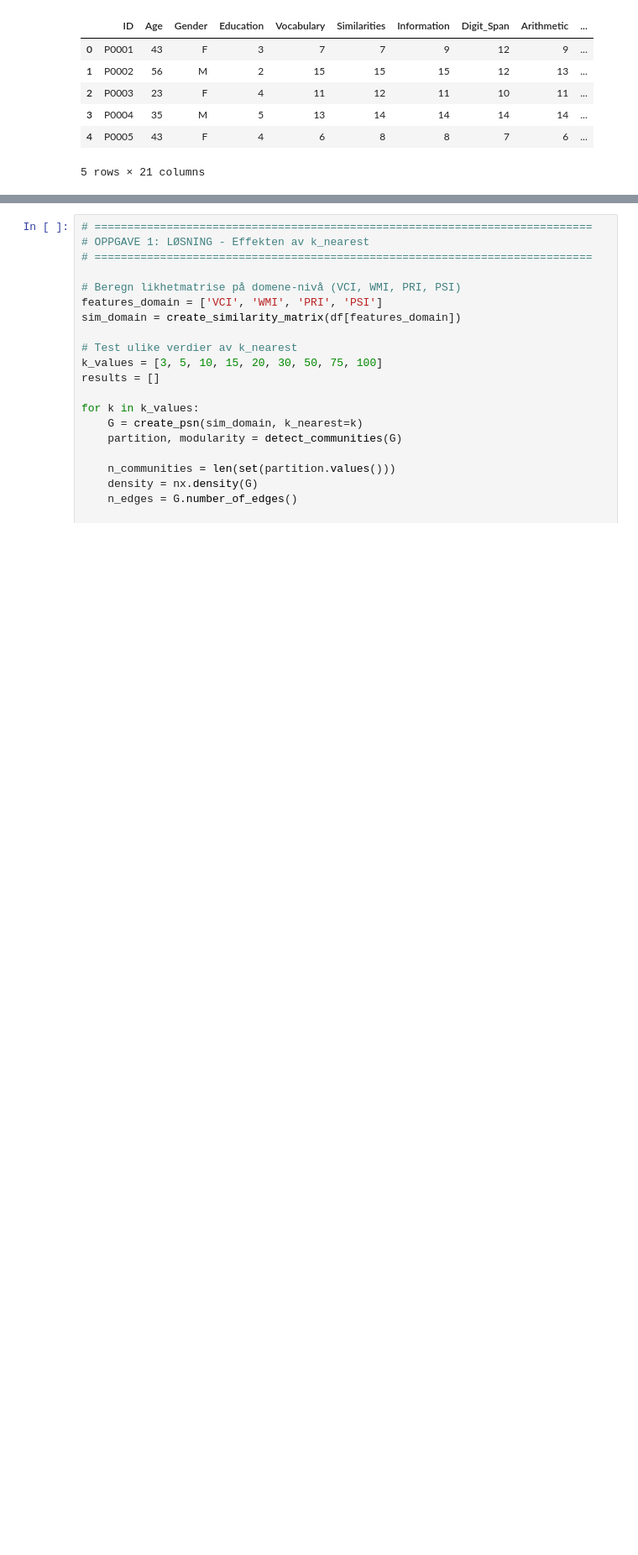
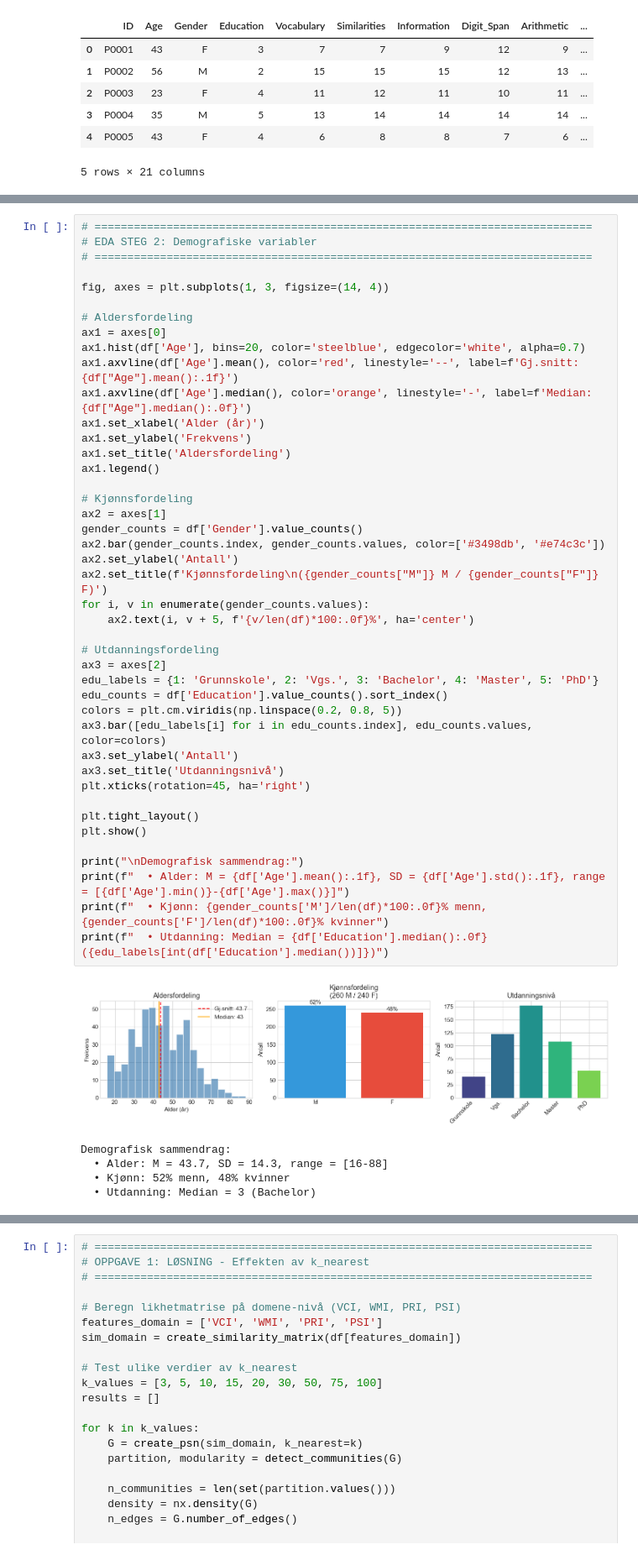
Before and after one commit to arvidl/ELMED219-2026, a Jupyter notebook: Lab1-NetworkSci-PSN/notebooks/04-pasient_likhetsnettverk_IQ_losninger.ipynb, the cells around one changed output, grey strips where cells are left out. Shown at 84% size. Cells and saved outputs as stored; diff of their text form; blank space fills up the shorter version.

```diff
--- a/Lab1-NetworkSci-PSN/notebooks/04-pasient_likhetsnettverk_IQ_losninger.ipynb
+++ b/Lab1-NetworkSci-PSN/notebooks/04-pasient_likhetsnettverk_IQ_losninger.ipynb
@@ -235,0 +342,49 @@ Vi systematisk tester ulike verdier av `k_nearest` og observerer effekten på:
+# %%
+# ============================================================================
+# EDA STEG 2: Demografiske variabler
+# ============================================================================
+
+fig, axes = plt.subplots(1, 3, figsize=(14, 4))
+
+# Aldersfordeling
+ax1 = axes[0]
+ax1.hist(df['Age'], bins=20, color='steelblue', edgecolor='white', alpha=0.7)
+ax1.axvline(df['Age'].mean(), color='red', linestyle='--', label=f'Gj.snitt: {df["Age"].mean():.1f}')
+ax1.axvline(df['Age'].median(), color='orange', linestyle='-', label=f'Median: {df["Age"].median():.0f}')
+ax1.set_xlabel('Alder (år)')
+ax1.set_ylabel('Frekvens')
+ax1.set_title('Aldersfordeling')
+ax1.legend()
+
+# Kjønnsfordeling
+ax2 = axes[1]
+gender_counts = df['Gender'].value_counts()
+ax2.bar(gender_counts.index, gender_counts.values, color=['#3498db', '#e74c3c'])
+ax2.set_ylabel('Antall')
+ax2.set_title(f'Kjønnsfordeling\n({gender_counts["M"]} M / {gender_counts["F"]} F)')
+for i, v in enumerate(gender_counts.values):
+    ax2.text(i, v + 5, f'{v/len(df)*100:.0f}%', ha='center')
+
+# Utdanningsfordeling
+ax3 = axes[2]
+edu_labels = {1: 'Grunnskole', 2: 'Vgs.', 3: 'Bachelor', 4: 'Master', 5: 'PhD'}
+edu_counts = df['Education'].value_counts().sort_index()
+colors = plt.cm.viridis(np.linspace(0.2, 0.8, 5))
+ax3.bar([edu_labels[i] for i in edu_counts.index], edu_counts.values, color=colors)
+ax3.set_ylabel('Antall')
+ax3.set_title('Utdanningsnivå')
+plt.xticks(rotation=45, ha='right')
+
+plt.tight_layout()
+plt.show()
+
+print("\nDemografisk sammendrag:")
+print(f"  • Alder: M = {df['Age'].mean():.1f}, SD = {df['Age'].std():.1f}, range = [{df['Age'].min()}-{df['Age'].max()}]")
+print(f"  • Kjønn: {gender_counts['M']/len(df)*100:.0f}% menn, {gender_counts['F']/len(df)*100:.0f}% kvinner")
+print(f"  • Utdanning: Median = {df['Education'].median():.0f} ({edu_labels[int(df['Education'].median())]})")
+# %% [output]
+[figure, added]
+Demografisk sammendrag:
+  • Alder: M = 43.7, SD = 14.3, range = [16-88]
+  • Kjønn: 52% menn, 48% kvinner
+  • Utdanning: Median = 3 (Bachelor)
```
Also changed, not shown: parts of 33 cells of this notebook, 3 other files.
